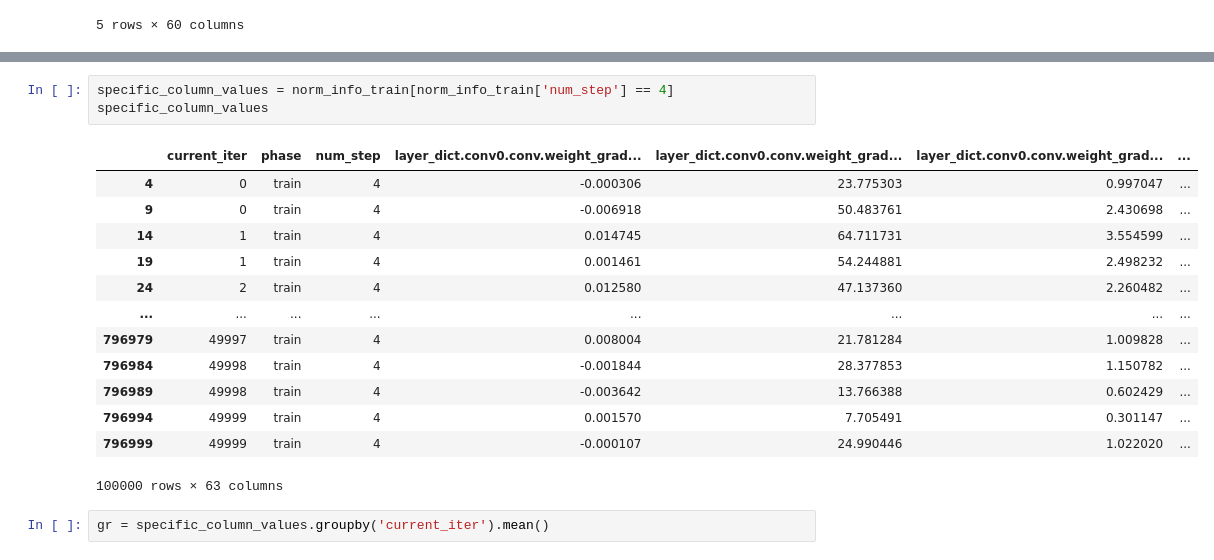
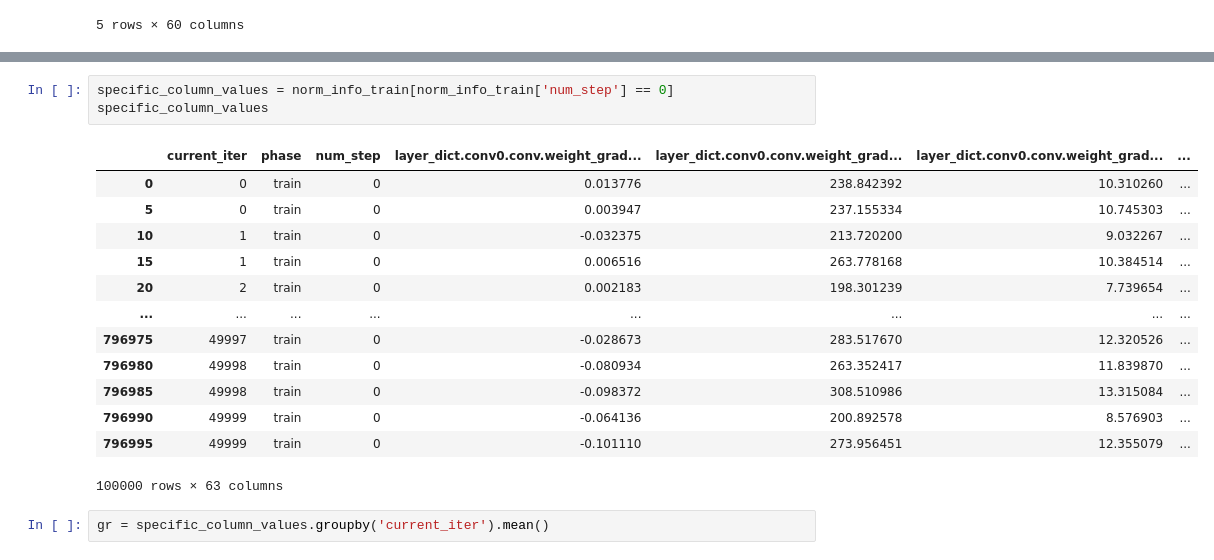
Before and after one commit to taehyeonhan-hatae/MAML, a Jupyter notebook: Test_jupyternotebook/MAML_by_step_norm_analysis.ipynb, the cells around one changed output, grey strips where cells are left out. Saved outputs shown, nothing was run; the diff lists cells and outputs as text.

```diff
--- a/Test_jupyternotebook/MAML_by_step_norm_analysis.ipynb
+++ b/Test_jupyternotebook/MAML_by_step_norm_analysis.ipynb
@@ -22,19 +62,19 @@ per_inner_loop_step
 # %%
-specific_column_values = norm_info_train[norm_info_train['num_step'] == 4]
+specific_column_values = norm_info_train[norm_info_train['num_step'] == 0]
 specific_column_values
 # %% [output]
 |  | current_iter | phase | num_step | layer_dict.conv0.conv.weight_grad... | layer_dict.conv0.conv.weight_grad... | layer_dict.conv0.conv.weight_grad... | ... |
-| 4 | 0 | train | 4 | -0.000306 | 23.775303 | 0.997047 | ... |
-| 9 | 0 | train | 4 | -0.006918 | 50.483761 | 2.430698 | ... |
-| 14 | 1 | train | 4 | 0.014745 | 64.711731 | 3.554599 | ... |
-| 19 | 1 | train | 4 | 0.001461 | 54.244881 | 2.498232 | ... |
-| 24 | 2 | train | 4 | 0.012580 | 47.137360 | 2.260482 | ... |
+| 0 | 0 | train | 0 | 0.013776 | 238.842392 | 10.310260 | ... |
+| 5 | 0 | train | 0 | 0.003947 | 237.155334 | 10.745303 | ... |
+| 10 | 1 | train | 0 | -0.032375 | 213.720200 | 9.032267 | ... |
+| 15 | 1 | train | 0 | 0.006516 | 263.778168 | 10.384514 | ... |
+| 20 | 2 | train | 0 | 0.002183 | 198.301239 | 7.739654 | ... |
 | ... | ... | ... | ... | ... | ... | ... | ... |
-| 796979 | 49997 | train | 4 | 0.008004 | 21.781284 | 1.009828 | ... |
-| 796984 | 49998 | train | 4 | -0.001844 | 28.377853 | 1.150782 | ... |
-| 796989 | 49998 | train | 4 | -0.003642 | 13.766388 | 0.602429 | ... |
-| 796994 | 49999 | train | 4 | 0.001570 | 7.705491 | 0.301147 | ... |
-| 796999 | 49999 | train | 4 | -0.000107 | 24.990446 | 1.022020 | ... |
+| 796975 | 49997 | train | 0 | -0.028673 | 283.517670 | 12.320526 | ... |
+| 796980 | 49998 | train | 0 | -0.080934 | 263.352417 | 11.839870 | ... |
+| 796985 | 49998 | train | 0 | -0.098372 | 308.510986 | 13.315084 | ... |
+| 796990 | 49999 | train | 0 | -0.064136 | 200.892578 | 8.576903 | ... |
+| 796995 | 49999 | train | 0 | -0.101110 | 273.956451 | 12.355079 | ... |
 100000 rows × 63 columns
 # %%
 gr = specific_column_values.groupby('current_iter').mean()
```
Also changed, not shown: parts of 5 cells of this notebook, 2 other files.
